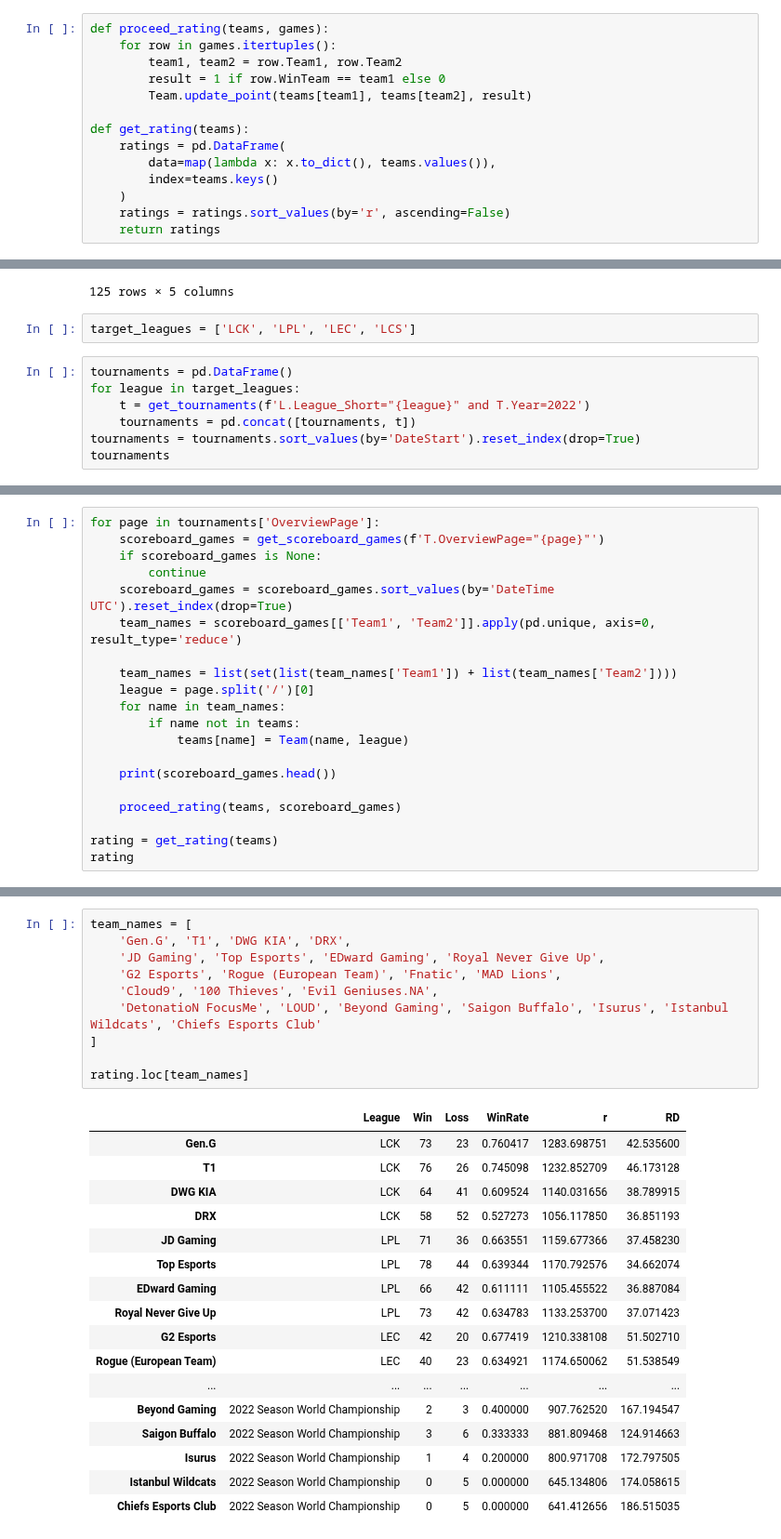
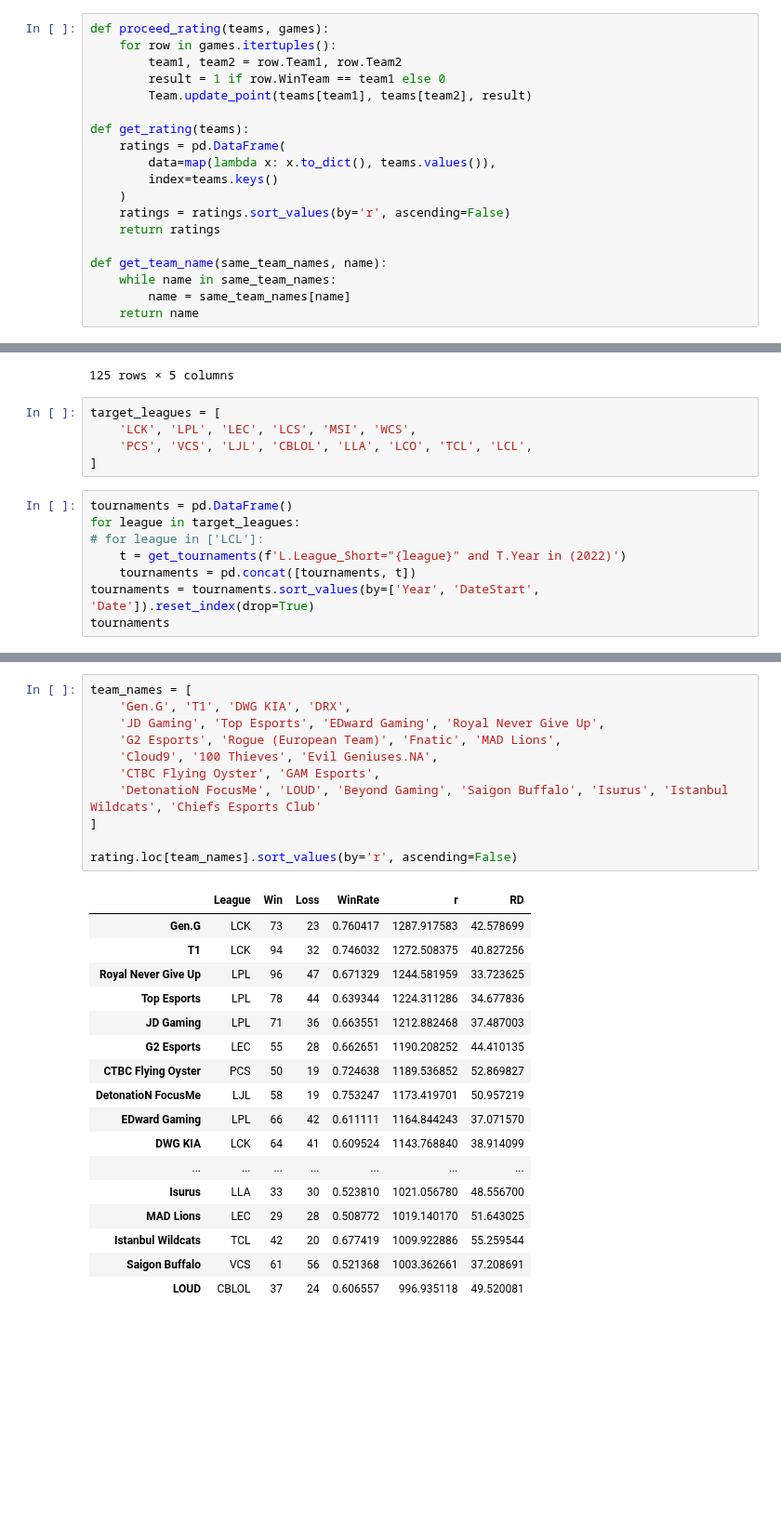
Before and after one commit to posky/LoL-Esports, a Jupyter notebook: glicko_rating.ipynb, the cells around one changed output, grey strips where cells are left out. Shown at 93% size. Cells and saved outputs as stored; diff of their text form; blank space fills up the shorter version.

Commit message:
lolesports glicko rating

```diff
--- a/glicko_rating.ipynb
+++ b/glicko_rating.ipynb
@@ -84,6 +100,11 @@ def get_rating(teams):
     )
     ratings = ratings.sort_values(by='r', ascending=False)
     return ratings
+
+def get_team_name(same_team_names, name):
+    while name in same_team_names:
+        name = same_team_names[name]
+    return name
 # %%
 leagues = get_leagues()
 leagues
@@ -102,13 +123,17 @@ leagues
 | 124 | Xtreme League | XLG | Brazil | Secondary | No |
 125 rows × 5 columns
 # %%
-target_leagues = ['LCK', 'LPL', 'LEC', 'LCS']
+target_leagues = [
+    'LCK', 'LPL', 'LEC', 'LCS', 'MSI', 'WCS',
+    'PCS', 'VCS', 'LJL', 'CBLOL', 'LLA', 'LCO', 'TCL', 'LCL',
+]
 # %%
 tournaments = pd.DataFrame()
 for league in target_leagues:
-    t = get_tournaments(f'L.League_Short="{league}" and T.Year=2022')
+# for league in ['LCL']:
+    t = get_tournaments(f'L.League_Short="{league}" and T.Year in (2022)')
     tournaments = pd.concat([tournaments, t])
-tournaments = tournaments.sort_values(by='DateStart').reset_index(drop=True)
+tournaments = tournaments.sort_values(by=['Year', 'DateStart', 'Date']).reset_index(drop=True)
 tournaments
 # %% [output]
 |  | Name | OverviewPage | DateStart | Date | League | Region | EventType | StandardName | Split | ... |
@@ -178,20 +231,0 @@ tournaments
-# %%
-for page in tournaments['OverviewPage']:
-    scoreboard_games = get_scoreboard_games(f'T.OverviewPage="{page}"')
-    if scoreboard_games is None:
-        continue
-    scoreboard_games = scoreboard_games.sort_values(by='DateTime UTC').reset_index(drop=True)
-    team_names = scoreboard_games[['Team1', 'Team2']].apply(pd.unique, axis=0, result_type='reduce')
-
-    team_names = list(set(list(team_names['Team1']) + list(team_names['Team2'])))
-    league = page.split('/')[0]
-    for name in team_names:
-        if name not in teams:
-            teams[name] = Team(name, league)
-
-    print(scoreboard_games.head())
-
-    proceed_rating(teams, scoreboard_games)
-
-rating = get_rating(teams)
-rating
@@ -233,28 +232,29 @@ rating
 # %%
 team_names = [
     'Gen.G', 'T1', 'DWG KIA', 'DRX',
     'JD Gaming', 'Top Esports', 'EDward Gaming', 'Royal Never Give Up',
     'G2 Esports', 'Rogue (European Team)', 'Fnatic', 'MAD Lions',
     'Cloud9', '100 Thieves', 'Evil Geniuses.NA',
+    'CTBC Flying Oyster', 'GAM Esports',
     'DetonatioN FocusMe', 'LOUD', 'Beyond Gaming', 'Saigon Buffalo', 'Isurus', 'Istanbul Wildcats', 'Chiefs Esports Club'
 ]
 
-rating.loc[team_names]
+rating.loc[team_names].sort_values(by='r', ascending=False)
 # %% [output]
 |  | League | Win | Loss | WinRate | r | RD |
-| Gen.G | LCK | 73 | 23 | 0.760417 | 1283.698751 | 42.535600 |
-| T1 | LCK | 76 | 26 | 0.745098 | 1232.852709 | 46.173128 |
-| DWG KIA | LCK | 64 | 41 | 0.609524 | 1140.031656 | 38.789915 |
-| DRX | LCK | 58 | 52 | 0.527273 | 1056.117850 | 36.851193 |
-| JD Gaming | LPL | 71 | 36 | 0.663551 | 1159.677366 | 37.458230 |
-| Top Esports | LPL | 78 | 44 | 0.639344 | 1170.792576 | 34.662074 |
-| EDward Gaming | LPL | 66 | 42 | 0.611111 | 1105.455522 | 36.887084 |
-| Royal Never Give Up | LPL | 73 | 42 | 0.634783 | 1133.253700 | 37.071423 |
-| G2 Esports | LEC | 42 | 20 | 0.677419 | 1210.338108 | 51.502710 |
-| Rogue (European Team) | LEC | 40 | 23 | 0.634921 | 1174.650062 | 51.538549 |
+| Gen.G | LCK | 73 | 23 | 0.760417 | 1287.917583 | 42.578699 |
+| T1 | LCK | 94 | 32 | 0.746032 | 1272.508375 | 40.827256 |
+| Royal Never Give Up | LPL | 96 | 47 | 0.671329 | 1244.581959 | 33.723625 |
+| Top Esports | LPL | 78 | 44 | 0.639344 | 1224.311286 | 34.677836 |
+| JD Gaming | LPL | 71 | 36 | 0.663551 | 1212.882468 | 37.487003 |
+| G2 Esports | LEC | 55 | 28 | 0.662651 | 1190.208252 | 44.410135 |
+| CTBC Flying Oyster | PCS | 50 | 19 | 0.724638 | 1189.536852 | 52.869827 |
+| DetonatioN FocusMe | LJL | 58 | 19 | 0.753247 | 1173.419701 | 50.957219 |
+| EDward Gaming | LPL | 66 | 42 | 0.611111 | 1164.844243 | 37.071570 |
+| DWG KIA | LCK | 64 | 41 | 0.609524 | 1143.768840 | 38.914099 |
 | ... | ... | ... | ... | ... | ... | ... |
-| Beyond Gaming | 2022 Season World Championship | 2 | 3 | 0.400000 | 907.762520 | 167.194547 |
-| Saigon Buffalo | 2022 Season World Championship | 3 | 6 | 0.333333 | 881.809468 | 124.914663 |
-| Isurus | 2022 Season World Championship | 1 | 4 | 0.200000 | 800.971708 | 172.797505 |
-| Istanbul Wildcats | 2022 Season World Championship | 0 | 5 | 0.000000 | 645.134806 | 174.058615 |
-| Chiefs Esports Club | 2022 Season World Championship | 0 | 5 | 0.000000 | 641.412656 | 186.515035 |
+| Isurus | LLA | 33 | 30 | 0.523810 | 1021.056780 | 48.556700 |
+| MAD Lions | LEC | 29 | 28 | 0.508772 | 1019.140170 | 51.643025 |
+| Istanbul Wildcats | TCL | 42 | 20 | 0.677419 | 1009.922886 | 55.259544 |
+| Saigon Buffalo | VCS | 61 | 56 | 0.521368 | 1003.362661 | 37.208691 |
+| LOUD | CBLOL | 37 | 24 | 0.606557 | 996.935118 | 49.520081 |
```
Also changed, not shown: parts of 7 cells of this notebook.
